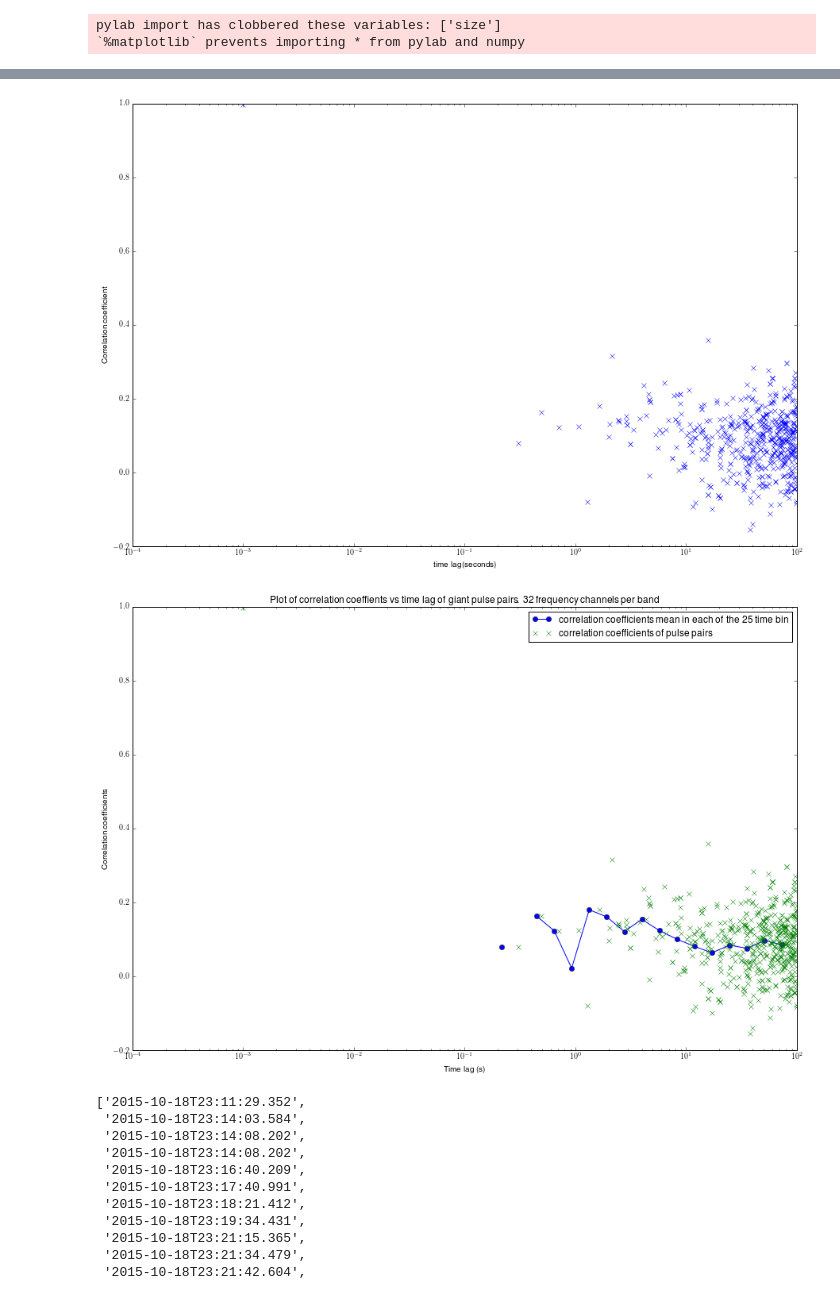
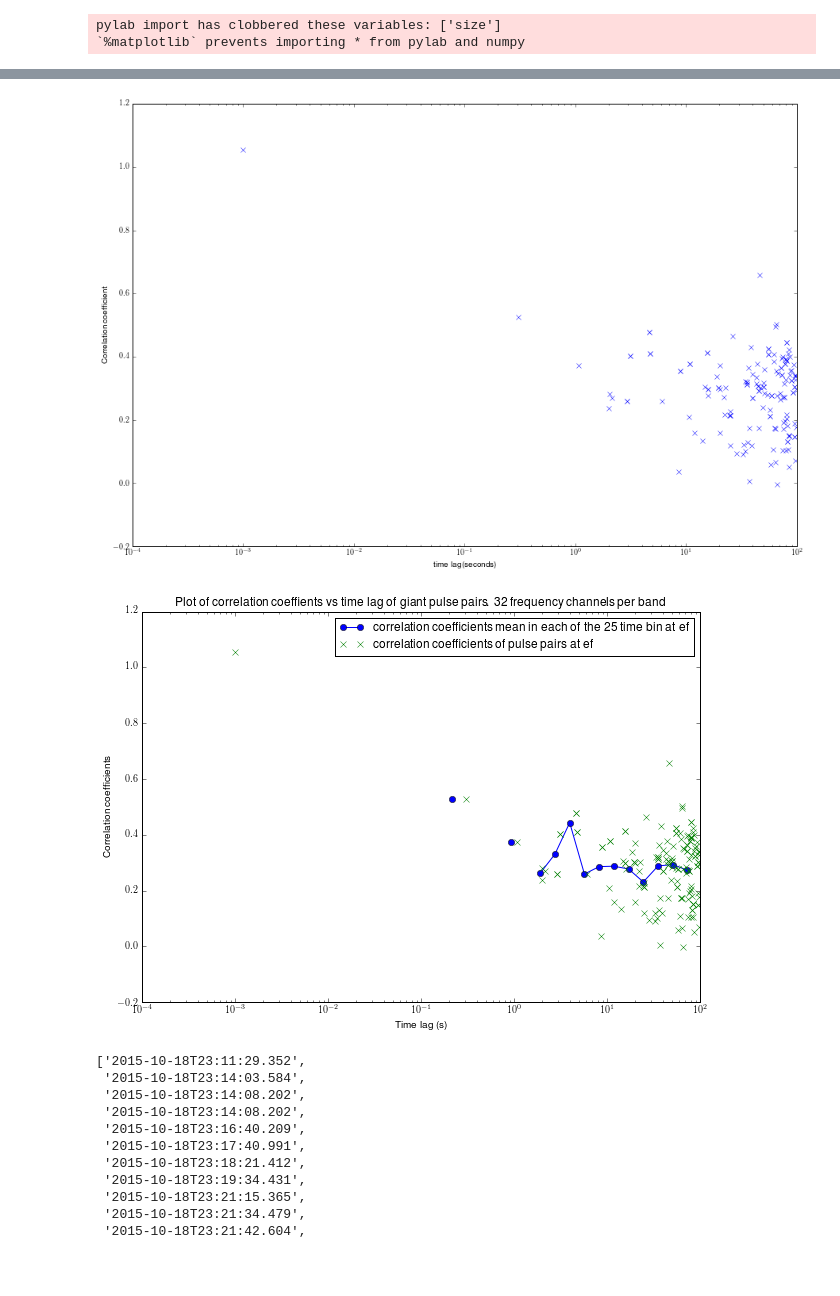
Before and after one commit to xiaozhengxu/scint_analysis, a Jupyter notebook: EVN_crab/Get Corde's plot.ipynb, the cells around one changed output, grey strips where cells are left out. Drawn from its saved outputs; the diff is of its cells as text; code cells hidden in the pictures; blank space fills up the shorter version.

```diff
--- a/EVN_crab/Get Corde's plot.ipynb
+++ b/EVN_crab/Get Corde's plot.ipynb
@@ -164,30 +184,35 @@ np.save('./figures/correlation_coeff/{}_{}ctvalues_jun30.npy'.format(text_name,n
 # %%
-ctvalues = np.load('./figures/correlation_coeff/{}_{}ctvalues_jun29.npy'.format(text_name,nchan))
+# nchan = 32
+ctvalues = np.load('./figures/correlation_coeff/{}_{}ctvaluesef_jul5.npy'.format(text_name,nchan))
+# np.save('./figures/correlation_coeff/{}_{}ctvaluesef_jul5.npy'.format(text_name,nchan),ctvalues)
+
 figure(figsize = (15,10))
 semilogx(ctvalues[:,1],ctvalues[:,0],'x')
 xlabel('time lag(seconds)')
 # ylim(-0.2,0.5)
 ylabel('Correlation coefficient')
 
 bin_no = 25
 time_values = ctvalues[:,1]
 cvalues = ctvalues[:,0]
+time_values[np.isnan(cvalues)]=0
+cvalues[np.isnan(cvalues)]=0
 bins = np.logspace(-1.3,2.5,bin_no)
 bin_means = np.histogram(time_values,bins,weights = cvalues,density = False)[0]/np.histogram(time_values,bins,density = False)[0]
 
-plt.figure(figsize = (15,10))
-plt.semilogx(bins[:-1],bin_means,'-o',label = 'correlation coefficients mean in each of the {} time bin'.format(bin_no))
-plt.semilogx(time_values,cvalues,'x',label = 'correlation coefficients of pulse pairs')
+figure(figsize = (10,7))
+semilogx(bins[:-1],bin_means,'-o',label = 'correlation coefficients mean in each of the {} time bin at ef'.format(bin_no))
+semilogx(time_values,cvalues,'x',label = 'correlation coefficients of pulse pairs at ef')
 # plt.xlim(0.01,300)
-# plt.ylim(-0.2,0.3)
-plt.legend()
-plt.title('Plot of correlation coeffients vs time lag of giant pulse pairs. {} frequency channels per band'.format(nchan))
-plt.xlabel('Time lag (s)')
-plt.ylabel('Correlation coefficients')
-plt.show()
+# plt.ylim(-0.2,0.6)
+legend()
+title('Plot of correlation coeffients vs time lag of giant pulse pairs. {} frequency channels per band'.format(nchan))
+xlabel('Time lag (s)')
+ylabel('Correlation coefficients')
+show()
 # %% [output]
-[figure, old version]
+[figure, new version]
-[figure, old version]
+[figure, new version]
 # %%
 text_lines
 # %% [output]
```
Also changed, not shown: parts of 4 cells of this notebook, 1 other file.
